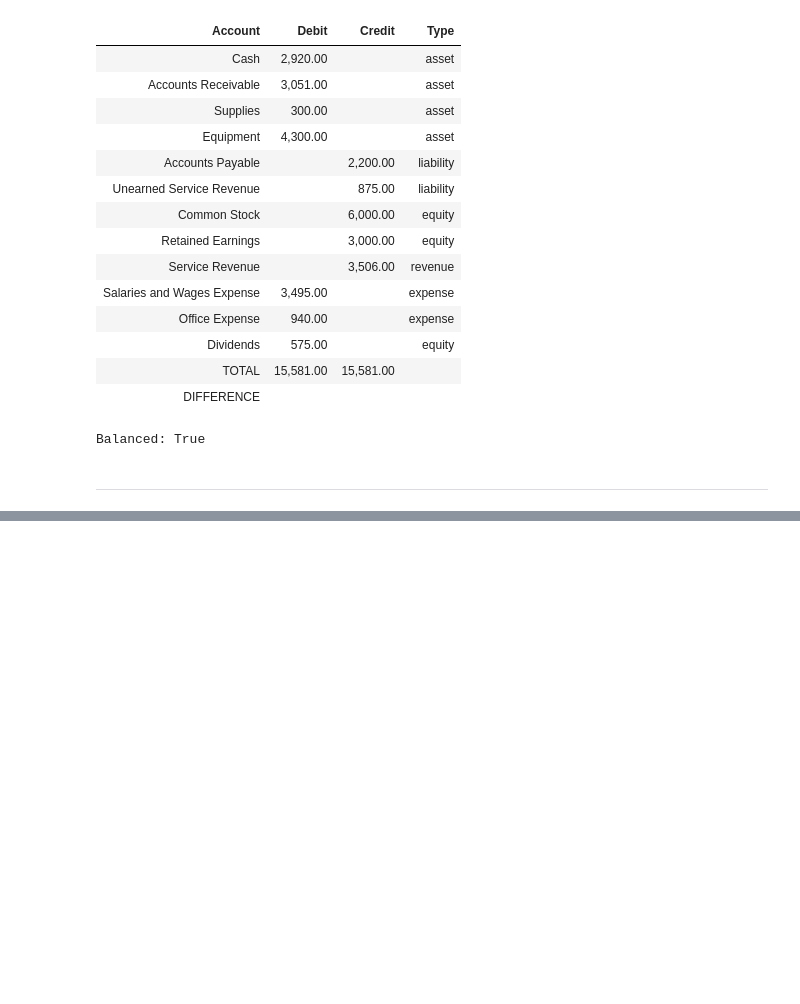
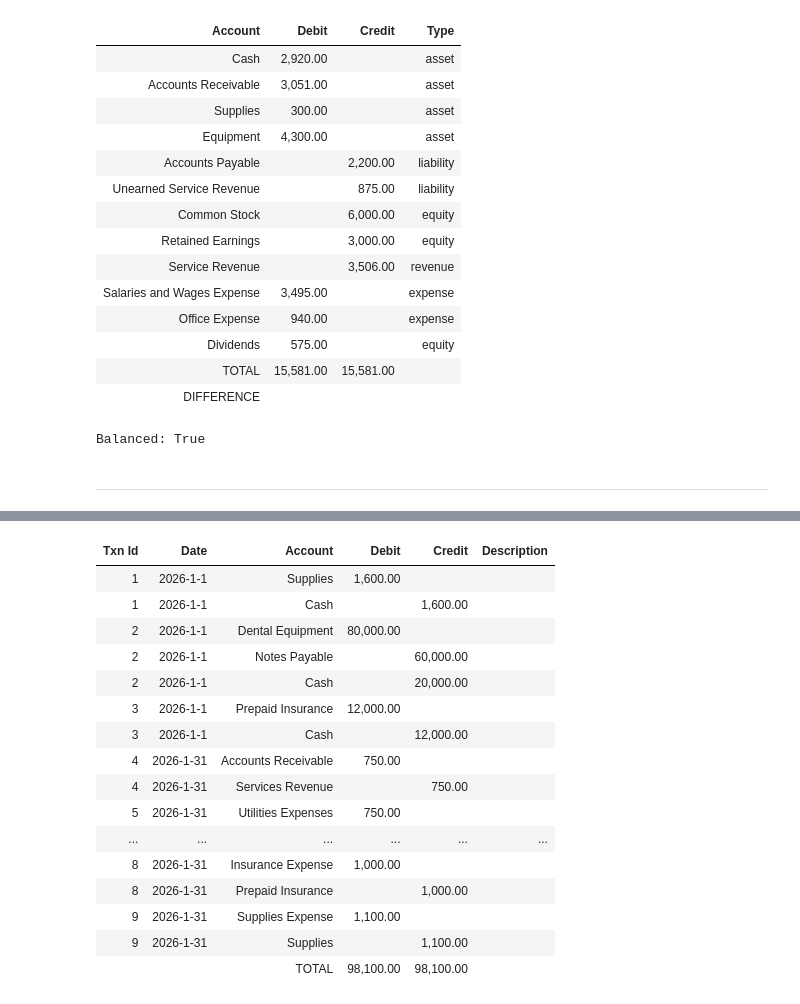
Before and after one commit to ekmartinez/Accounting, a Jupyter notebook: 01_The_Accounting_Information_System/01_The_Accounting_Information_System_Exercises.ipynb, the cells around one changed output, grey strips where cells are left out. Cells and saved outputs as stored; diff of their text form; code cells hidden in the pictures; blank space fills up the shorter version.

```diff
--- a/01_The_Accounting_Information_System/01_The_Accounting_Information_System_Exercises.ipynb
+++ b/01_The_Accounting_Information_System/01_The_Accounting_Information_System_Exercises.ipynb
@@ -558,0 +668,82 @@ Balanced: True
+# %%
+weller = Ledger()
+weller.reset()
+
+supplies = 1600
+weller.add_entry(
+    [
+        {"date": "2026-1-1", "account": "Supplies", "debit": supplies, "credit": 0},
+        {"date": "2026-1-1", "account": "Cash", "debit": 0, "credit": supplies},
+    ],
+    description="",
+)
+
+weller.add_entry(
+    [
+        {"date": "2026-1-1", "account": "Dental Equipment", "debit": 80000, "credit": 0},
+        {"date": "2026-1-1", "account": "Notes Payable", "debit": 0, "credit": 60000},
+        {"date": "2026-1-1", "account": "Cash", "debit": 0, "credit": 20000},
+    ],
+    description="",
+)
+
+weller.add_entry(
+    [
+        {"date": "2026-1-1", "account": "Prepaid Insurance", "debit": 12000, "credit": 0},
+        {"date": "2026-1-1", "account": "Cash", "debit": 0, "credit": 12000},
+    ],
+    description="",
+)
+
+weller.add_entry(
+    [
+        {"date": "2026-1-31", "account": "Accounts Receivable", "debit": 750, "credit": 0},
+        {"date": "2026-1-31", "account": "Services Revenue", "debit": 0, "credit": 750},
+    ],
+    description="",
+)
+
+weller.add_entry(
+    [
+        {"date": "2026-1-31", "account": "Utilities Expenses", "debit": 750, "credit": 0},
+        {"date": "2026-1-31", "account": "Accounts Payable", "debit": 0, "credit": 750},
+    ],
+    description="",
+)
+
+weller.add_entry(
+    [
+        {"date": "2026-1-31", "account": "Depreciation Expense", "debit": 400, "credit": 0},
+        {"date": "2026-1-31", "account": "Accumulated Depreciation - Equipment", "debit": 0, "credit": 400},
+    ],
+    description="",
+)
+
+weller.add_entry(
+    [
+        {"date": "2026-1-31", "account": "Interest Expenses", "debit": 500, "credit": 0},
+        {"date": "2026-1-31", "account": "Interest Payable", "debit": 0, "credit": 500},
+    ],
+    description="",
+)
+
+insurance_exp = round(12000 / 12, 0)
+weller.add_entry(
+    [
+        {"date": "2026-1-31", "account": "Insurance Expense", "debit": insurance_exp, "credit": 0},
+        {"date": "2026-1-31", "account": "Prepaid Insurance", "debit": 0, "credit": insurance_exp},
+    ],
+    description="",
+)
+
+supplies_used = supplies - 500
+weller.add_entry(
+    [
+        {"date": "2026-1-31", "account": "Supplies Expense", "debit": supplies_used, "credit": 0},
+        {"date": "2026-1-31", "account": "Supplies", "debit": 0, "credit": supplies_used},
+    ],
+    description="",
+)
+
+display(HTML(format_ledger_table(weller).to_html(index=False)))
+# %% [output]
@@ -558,0 +760,17 @@ Balanced: True
+| Txn Id | Date | Account | Debit | Credit | Description |
+| 1 | 2026-1-1 | Supplies | 1,600.00 |  |  |
+| 1 | 2026-1-1 | Cash |  | 1,600.00 |  |
+| 2 | 2026-1-1 | Dental Equipment | 80,000.00 |  |  |
+| 2 | 2026-1-1 | Notes Payable |  | 60,000.00 |  |
+| 2 | 2026-1-1 | Cash |  | 20,000.00 |  |
+| 3 | 2026-1-1 | Prepaid Insurance | 12,000.00 |  |  |
+| 3 | 2026-1-1 | Cash |  | 12,000.00 |  |
+| 4 | 2026-1-31 | Accounts Receivable | 750.00 |  |  |
+| 4 | 2026-1-31 | Services Revenue |  | 750.00 |  |
+| 5 | 2026-1-31 | Utilities Expenses | 750.00 |  |  |
+| ... | ... | ... | ... | ... | ... |
+| 8 | 2026-1-31 | Insurance Expense | 1,000.00 |  |  |
+| 8 | 2026-1-31 | Prepaid Insurance |  | 1,000.00 |  |
+| 9 | 2026-1-31 | Supplies Expense | 1,100.00 |  |  |
+| 9 | 2026-1-31 | Supplies |  | 1,100.00 |  |
+|  |  | TOTAL | 98,100.00 | 98,100.00 |  |
```
Also changed, not shown: parts of 15 cells of this notebook, 2 other files.
